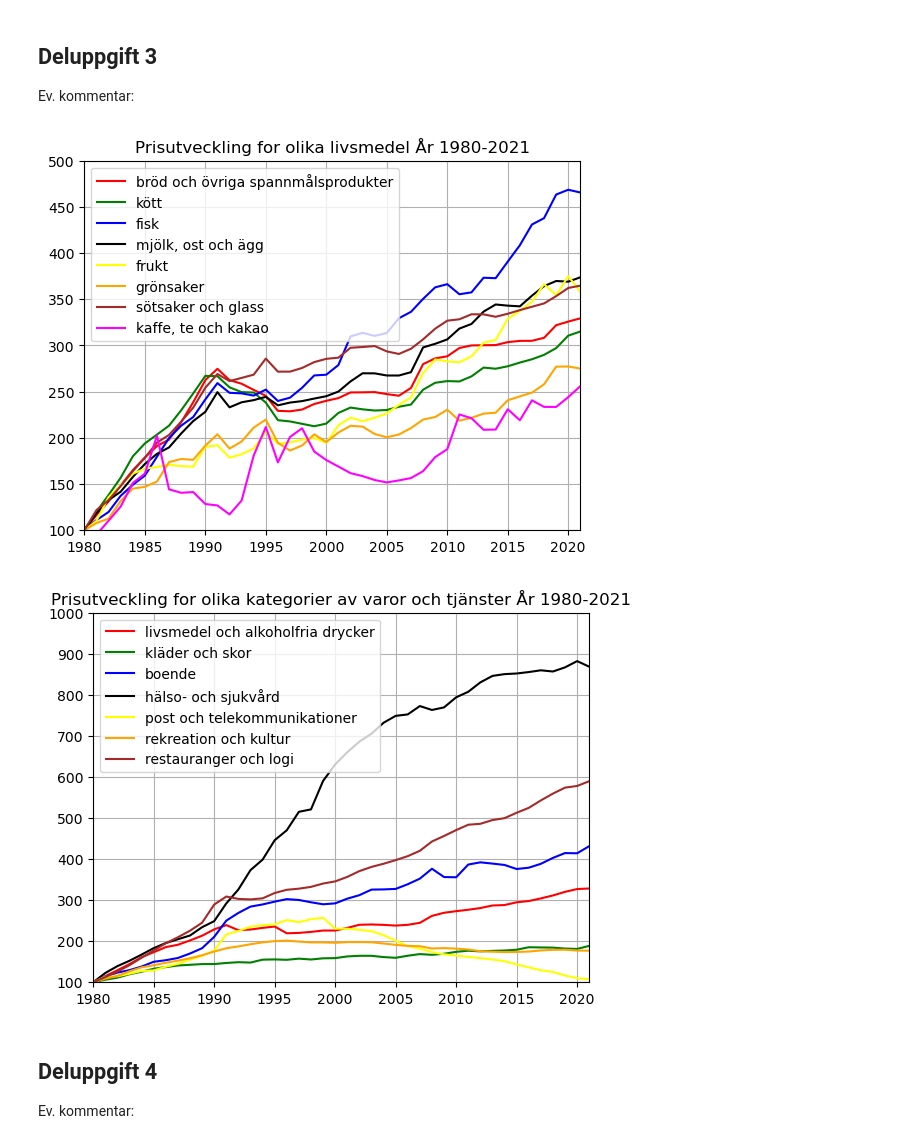
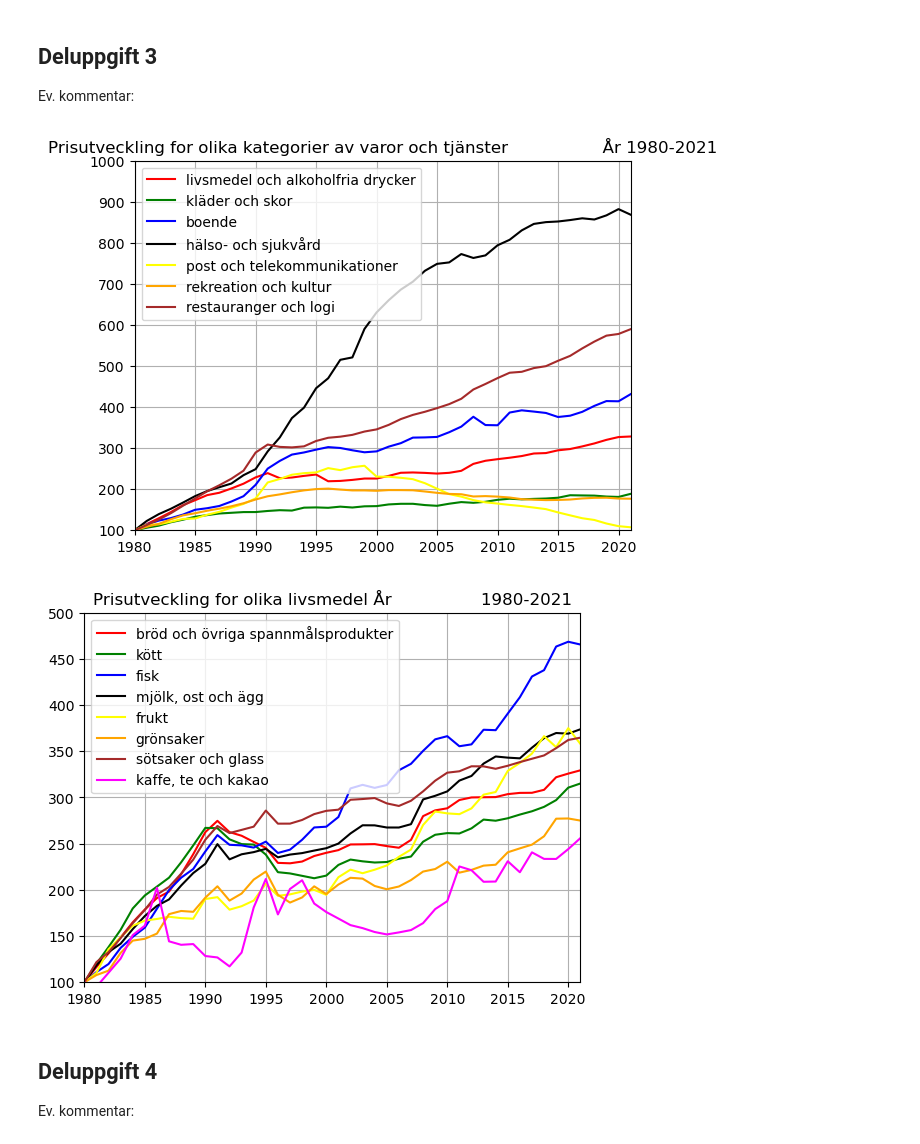
Before and after one commit to LarsCJensen/PythonHB, a Jupyter notebook: Svarsfil_inluppg_1122_A237TG.ipynb, the cells around one changed output. Drawn from its saved outputs; the diff is of its cells as text; code cells hidden in the pictures.

```diff
--- a/Svarsfil_inluppg_1122_A237TG.ipynb
+++ b/Svarsfil_inluppg_1122_A237TG.ipynb
@@ -124,7 +147,6 @@ För vilken månad som KPI ska presenteras? 9
 Ev. kommentar:
 # %%
 def plot_data(list_of_data):
-
     # Statisk lista med färger att sätta i grafen
     colors = ["red", "green", "blue", "black", "yellow", "orange", "brown", "magenta"]
     # Skippar första kolumnen som inte innehåller något år
@@ -132,39 +154,45 @@ def plot_data(list_of_data):
     years = [int(year) for year in list_of_data[0][1:]]
     # Om första kolumnen i andra raden innehåller ordet "livsmedel" så är det tjänster
     if "livsmedel" in list_of_data[1][0]:
         plt.ylim([100, 1000])
         plt.title(
-            f"Prisutveckling for olika kategorier av varor och tjänster År {years[0]}-{years[len(years)-1]}"
+            f"Prisutveckling for olika kategorier av varor och tjänster \
+                 År {years[0]}-{years[len(years)-1]}"
         )
     else:
         plt.ylim([100, 500])
         plt.title(
-            f"Prisutveckling for olika livsmedel År {years[0]}-{years[len(years)-1]}"
+            f"Prisutveckling for olika livsmedel År \
+                {years[0]}-{years[len(years)-1]}"
         )
     i = 0
     for row in list_of_data[1:]:
         # Sätter x-limit till första och sista året i listan
         plt.xlim([years[0], years[len(years) - 1]])
         values = [float(value) for value in row[1:]]
         plt.plot(
             years,
             values,
             # Ett sätt att sätta ny färg dynamiskt
             color=colors[i],
             # Använd radbeskrivningen som label
             label=row[0],
         )
         i += 1
     plt.grid()
     plt.legend()
     plt.show()
 
 
-plot_data(tjansteData)
-plot_data(livsmedelData)
+def plot_data_for_categories():
+    plot_data(tjansteData)
+    plot_data(livsmedelData)
+
+
+plot_data_for_categories()
 # %% [output]
-[figure, old version]
+[figure, new version]
-[figure, old version]
+[figure, new version]
 # %% [markdown]
 ## Deluppgift 4
 Ev. kommentar:
```
Also changed, not shown: parts of 6 cells of this notebook, 1 other file.
